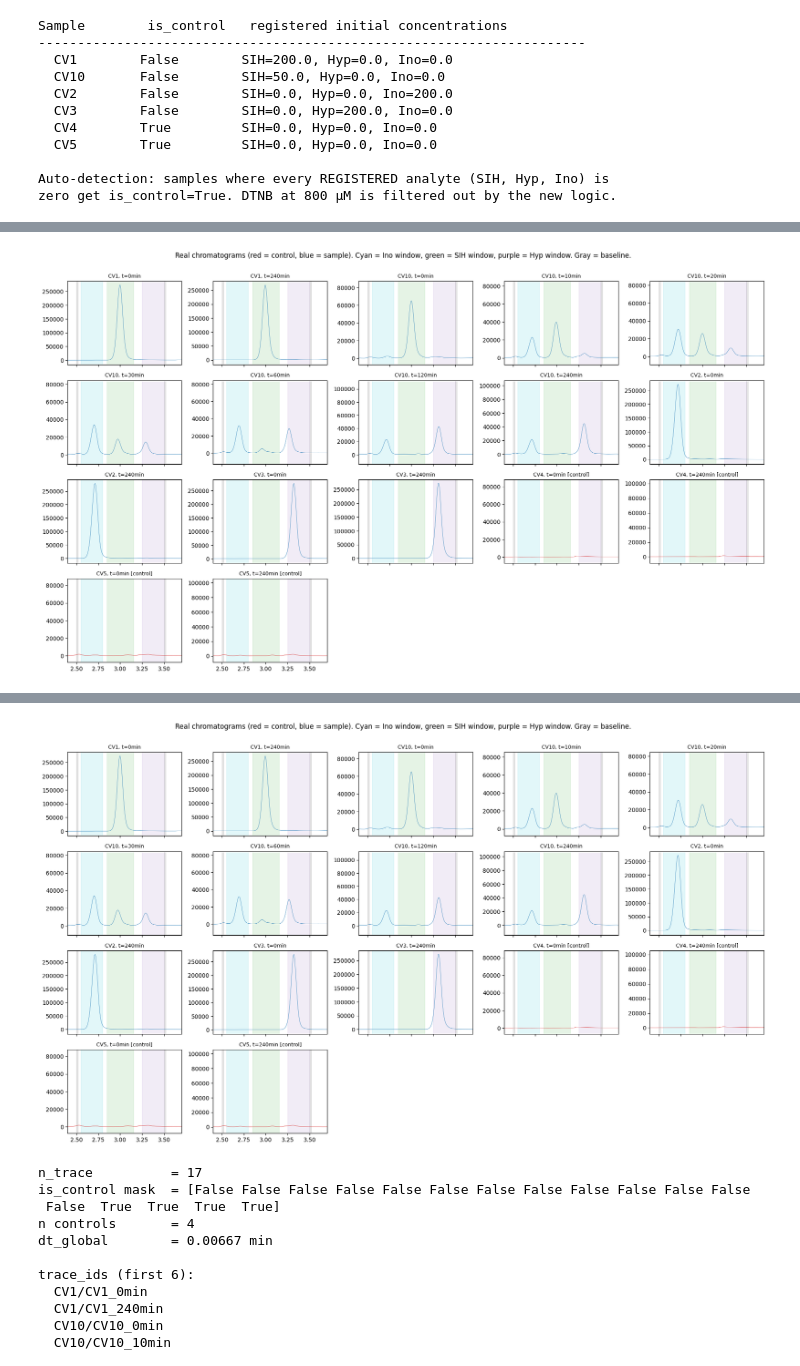
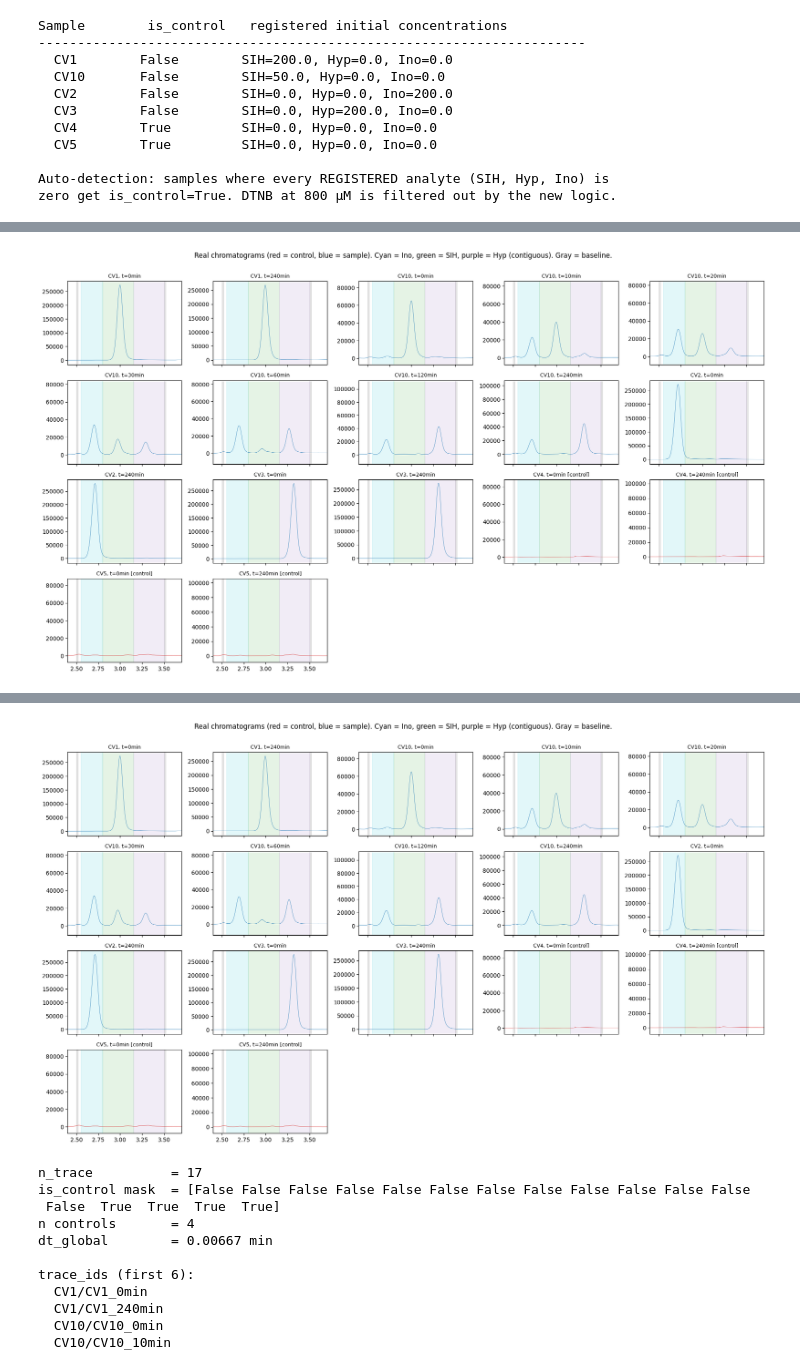
Before and after one commit to FAIRChemistry/Chromhandler, a Jupyter notebook: notebooks/priors_demo.ipynb, the cells around one changed output, grey strips where cells are left out. Saved outputs shown, nothing was run; the diff lists cells and outputs as text; code cells hidden in the pictures.

```diff
--- a/notebooks/priors_demo.ipynb
+++ b/notebooks/priors_demo.ipynb
@@ -425,11 +425,11 @@ zero get is_control=True. DTNB at 800 µM is filtered out by the new logic.
 import matplotlib.pyplot as plt
 import numpy as np
 
-# Three analyte peak windows expected in this assay.
+# Three analyte peak windows, contiguous (no gaps between them).
 PEAK_WINDOWS = {
     "Ino": (2.55, 2.80, "tab:cyan"),
-    "SIH": (2.85, 3.15, "tab:green"),
-    "Hyp": (3.25, 3.50, "tab:purple"),
+    "SIH": (2.80, 3.15, "tab:green"),
+    "Hyp": (3.15, 3.50, "tab:purple"),
 }
 
 # Flatten samples -> chromatograms with metadata for plotting.
@@ -451,38 +451,38 @@ nrows = (n + ncols - 1) // ncols
 
 fig, axes = plt.subplots(nrows, ncols, figsize=(18, 2.6 * nrows), sharex=True)
 ax_flat = axes.flatten() if nrows > 1 else axes
 for i, meta in enumerate(trace_meta):
     ax = ax_flat[i]
     color = "C3" if meta["is_control"] else "C0"
     ax.plot(meta["time"], meta["signal"], color=color, lw=0.5)
     rt = meta["reaction_time"]
     rt_str = f", t={rt:.0f}min" if rt is not None else ""
     label = f"{meta['sample_id']}{rt_str}"
     if meta["is_control"]:
         label += " [control]"
     ax.set_title(label, fontsize=9)
-    # Highlight all three analyte windows + the baseline regions.
+    # Highlight the three contiguous analyte windows + the baseline regions.
     for low, high, band_color in PEAK_WINDOWS.values():
         ax.axvspan(low, high, color=band_color, alpha=0.12)
     ax.axvspan(2.50, 2.52, color="gray", alpha=0.20)
     ax.axvspan(3.50, 3.52, color="gray", alpha=0.20)
     ax.set_xlim(2.4, 3.7)
 
 for ax in ax_flat[n:]:
     ax.axis("off")
 
 fig.suptitle(
     "Real chromatograms (red = control, blue = sample). "
-    "Cyan = Ino window, green = SIH window, purple = Hyp window. Gray = baseline.",
+    "Cyan = Ino, green = SIH, purple = Hyp (contiguous). Gray = baseline.",
     y=1.005,
 )
 fig.tight_layout()
 fig
 # %% [output]
 [interactive output not drawn]
-[figure, old version]
+[figure, new version]
 [interactive output not drawn]
-[figure, old version]
+[figure, new version]
 # %%
 from chromhandler.annotations import BaselineAnnotation, PeakAnnotation
 
```
Also changed, not shown: parts of 2 cells of this notebook.
